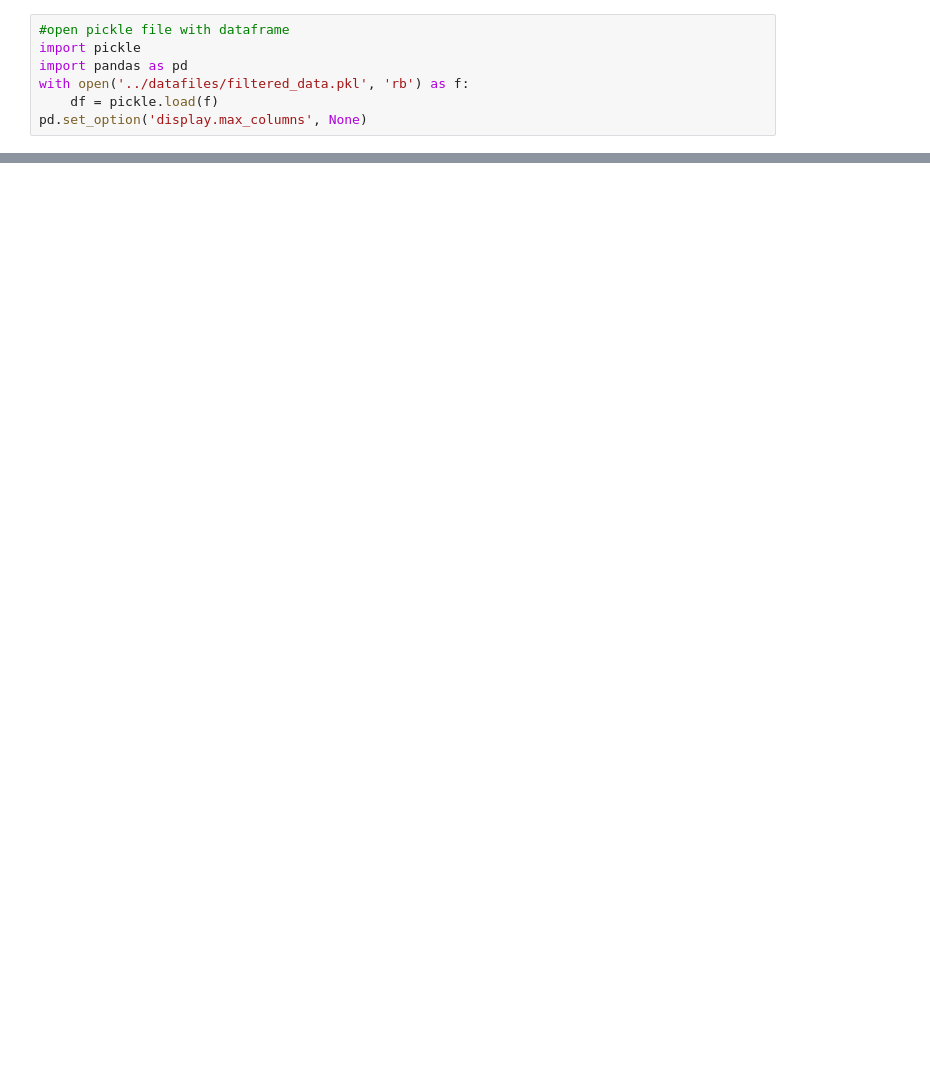
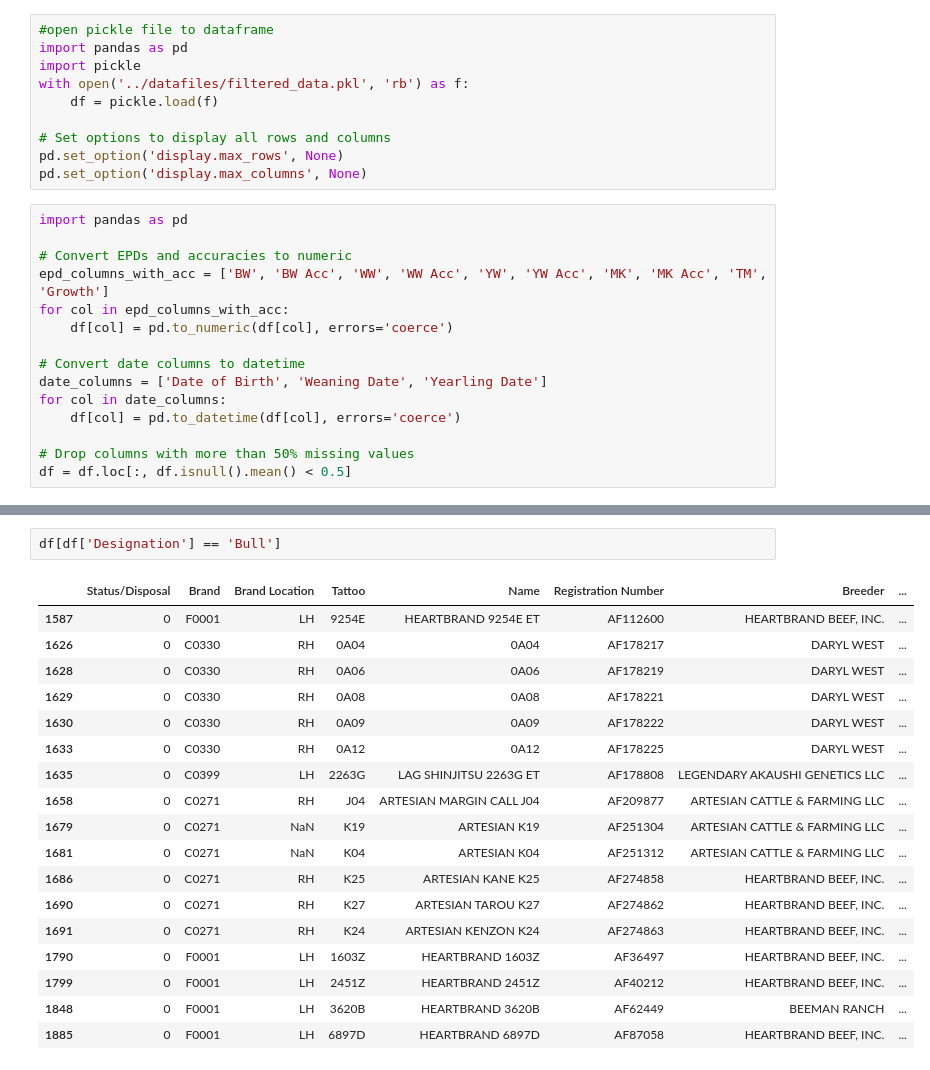
Before and after one commit to case485/Epd-Analyzer-2, a Jupyter notebook: playground/scratchpad.ipynb, the cells around one changed output, grey strips where cells are left out. Drawn from its saved outputs; the diff is of its cells as text; blank space fills up the shorter version.

```diff
--- a/playground/scratchpad.ipynb
+++ b/playground/scratchpad.ipynb
@@ -31,8 +1,26 @@ AA_URL = 'https://akaushi.digitalbeef.com/'
 # %%
-#open pickle file with dataframe
+#open pickle file to dataframe
+import pandas as pd
 import pickle
-import pandas as pd
 with open('../datafiles/filtered_data.pkl', 'rb') as f:
     df = pickle.load(f)
+
+# Set options to display all rows and columns
+pd.set_option('display.max_rows', None)
 pd.set_option('display.max_columns', None)
+# %%
+import pandas as pd
+
+# Convert EPDs and accuracies to numeric
+epd_columns_with_acc = ['BW', 'BW Acc', 'WW', 'WW Acc', 'YW', 'YW Acc', 'MK', 'MK Acc', 'TM', 'Growth']
+for col in epd_columns_with_acc:
+    df[col] = pd.to_numeric(df[col], errors='coerce')
+
+# Convert date columns to datetime
+date_columns = ['Date of Birth', 'Weaning Date', 'Yearling Date']
+for col in date_columns:
+    df[col] = pd.to_datetime(df[col], errors='coerce')
+
+# Drop columns with more than 50% missing values
+df = df.loc[:, df.isnull().mean() < 0.5]
 # %%
@@ -75,0 +99,21 @@ AttributeError: module 'camelot' has no attribute 'read_pdf'
+# %%
+df[df['Designation'] == 'Bull']
+# %% [output]
+|  | Status/Disposal | Brand | Brand Location | Tattoo | Name | Registration Number | Breeder | ... |
+| 1587 | 0 | F0001 | LH | 9254E | HEARTBRAND 9254E ET | AF112600 | HEARTBRAND BEEF, INC. | ... |
+| 1626 | 0 | C0330 | RH | 0A04 | 0A04 | AF178217 | DARYL WEST | ... |
+| 1628 | 0 | C0330 | RH | 0A06 | 0A06 | AF178219 | DARYL WEST | ... |
+| 1629 | 0 | C0330 | RH | 0A08 | 0A08 | AF178221 | DARYL WEST | ... |
+| 1630 | 0 | C0330 | RH | 0A09 | 0A09 | AF178222 | DARYL WEST | ... |
+| 1633 | 0 | C0330 | RH | 0A12 | 0A12 | AF178225 | DARYL WEST | ... |
+| 1635 | 0 | C0399 | LH | 2263G | LAG SHINJITSU 2263G ET | AF178808 | LEGENDARY AKAUSHI GENETICS LLC | ... |
+| 1658 | 0 | C0271 | RH | J04 | ARTESIAN MARGIN CALL J04 | AF209877 | ARTESIAN CATTLE & FARMING LLC | ... |
+| 1679 | 0 | C0271 | NaN | K19 | ARTESIAN K19 | AF251304 | ARTESIAN CATTLE & FARMING LLC | ... |
+| 1681 | 0 | C0271 | NaN | K04 | ARTESIAN K04 | AF251312 | ARTESIAN CATTLE & FARMING LLC | ... |
+| 1686 | 0 | C0271 | RH | K25 | ARTESIAN KANE K25 | AF274858 | HEARTBRAND BEEF, INC. | ... |
+| 1690 | 0 | C0271 | RH | K27 | ARTESIAN TAROU K27 | AF274862 | HEARTBRAND BEEF, INC. | ... |
+| 1691 | 0 | C0271 | RH | K24 | ARTESIAN KENZON K24 | AF274863 | HEARTBRAND BEEF, INC. | ... |
+| 1790 | 0 | F0001 | LH | 1603Z | HEARTBRAND 1603Z | AF36497 | HEARTBRAND BEEF, INC. | ... |
+| 1799 | 0 | F0001 | LH | 2451Z | HEARTBRAND 2451Z | AF40212 | HEARTBRAND BEEF, INC. | ... |
+| 1848 | 0 | F0001 | LH | 3620B | HEARTBRAND 3620B | AF62449 | BEEMAN RANCH | ... |
+| 1885 | 0 | F0001 | LH | 6897D | HEARTBRAND 6897D | AF87058 | HEARTBRAND BEEF, INC. | ... |
```
Also changed, not shown: parts of 12 cells of this notebook, 2 other files.
